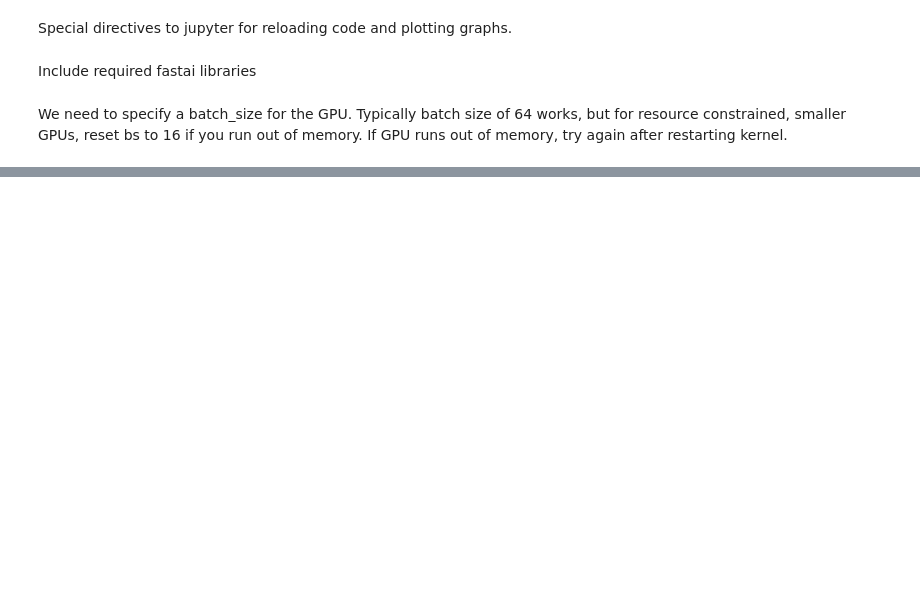
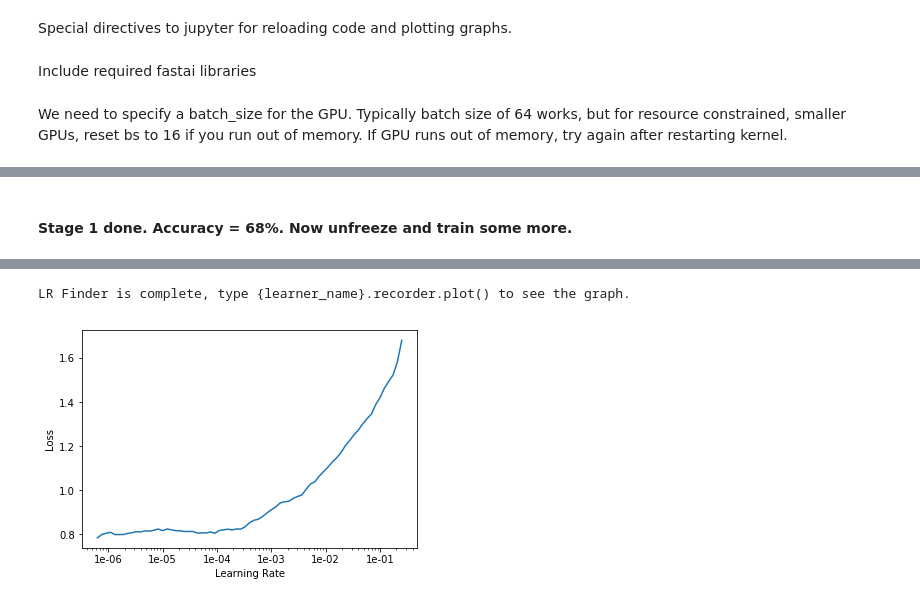
Before and after one commit to nalinicommits/reflectionwidget, a Jupyter notebook: nbs/dl1/nb-fer.ipynb, the cells around one changed output, grey strips where cells are left out. Saved outputs shown, nothing was run; the diff lists cells and outputs as text; code cells hidden in the pictures; blank space fills up the shorter version.

```diff
--- a/nbs/dl1/nb-fer.ipynb
+++ b/nbs/dl1/nb-fer.ipynb
@@ -39,0 +154,2 @@ Usage in ML:
+# %%
+learnkdef = cnn_learner(kdefdata, models.resnet34, metrics=[error_rate,accuracy])
@@ -39,0 +158,2 @@ Usage in ML:
+# %%
+learnkdef.fit_one_cycle(10)
@@ -39,0 +174,7 @@ Usage in ML:
+# %% [markdown]
+#### Stage 1 done. Accuracy = 68%. Now unfreeze and train some more.
+# %%
+learnkdef.unfreeze()
+learnkdef.lr_find()
+learnkdef.recorder.plot()
+# %% [output]
@@ -39,0 +182,2 @@ Usage in ML:
+LR Finder is complete, type {learner_name}.recorder.plot() to see the graph.
+[figure, added]
```
Also changed, not shown: parts of 47 cells of this notebook, 4 other files.
